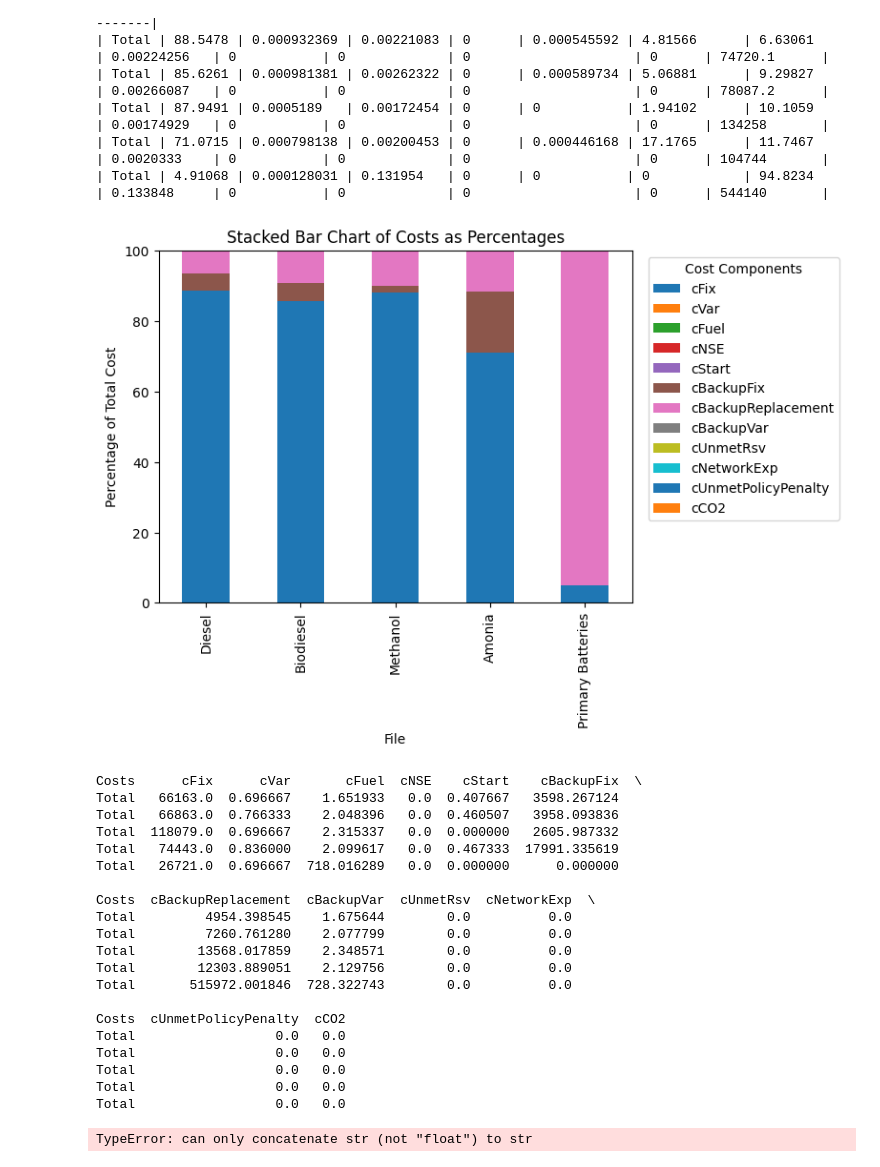
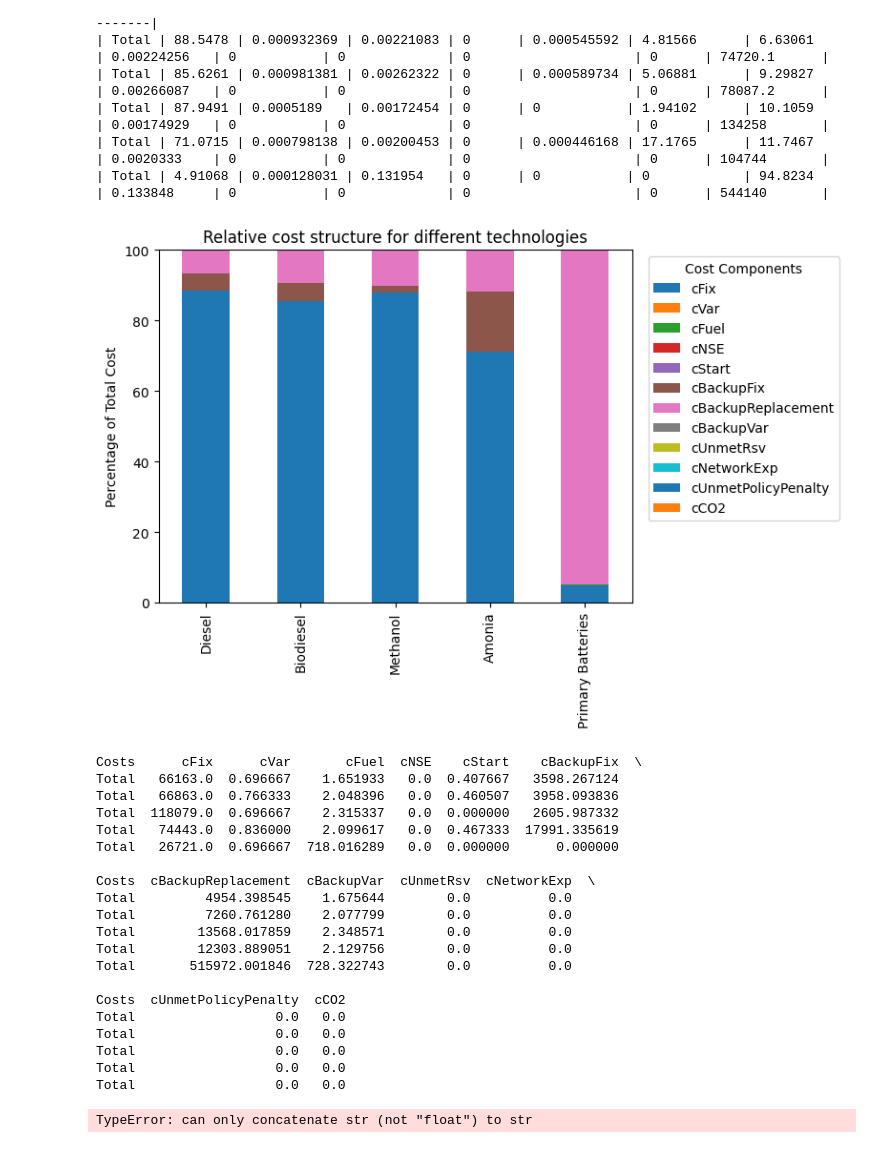
Before and after one commit to JonasSchweiger/Power_Outages_Code, a Jupyter notebook: Visualization.ipynb, the cells around one changed output. Drawn from its saved outputs; the diff is of its cells as text; code cells hidden in the pictures.

```diff
--- a/Visualization.ipynb
+++ b/Visualization.ipynb
@@ -140,24 +139,23 @@ print(percentage_df.head().to_markdown(numalign="left", stralign="left"))
 # %%
 # Plot the stacked bar chart using the percentage dataframe
 ax = percentage_df.drop(columns=['Total Cost']).plot(kind='bar', stacked=True)
 
 # Customize the chart
-plt.title('Stacked Bar Chart of Costs as Percentages')
-plt.xlabel('File')
+plt.title('Relative cost structure for different technologies')
 plt.ylabel('Percentage of Total Cost')
 plt.xticks(range(len(file_paths)), ['Diesel', 'Biodiesel', 'Methanol', 'Amonia', 'Primary Batteries'])
 plt.ylim(0, 100)
 
 # Adjust legend position
 plt.legend(title='Cost Components', bbox_to_anchor=(1.02, 1), loc='upper left')
 
 # Display the chart
 plt.show()
 
 # Print the combined dataframe without the 'Total Cost' column
 print(combined_df_transposed.drop(columns=['Total Cost']))
 # %% [output]
-[figure, old version]
+[figure, new version]
 Costs      cFix      cVar       cFuel  cNSE    cStart    cBackupFix  \
 Total   66163.0  0.696667    1.651933   0.0  0.407667   3598.267124
 Total   66863.0  0.766333    2.048396   0.0  0.460507   3958.093836
```
Also changed, not shown: parts of 1 cell of this notebook.
